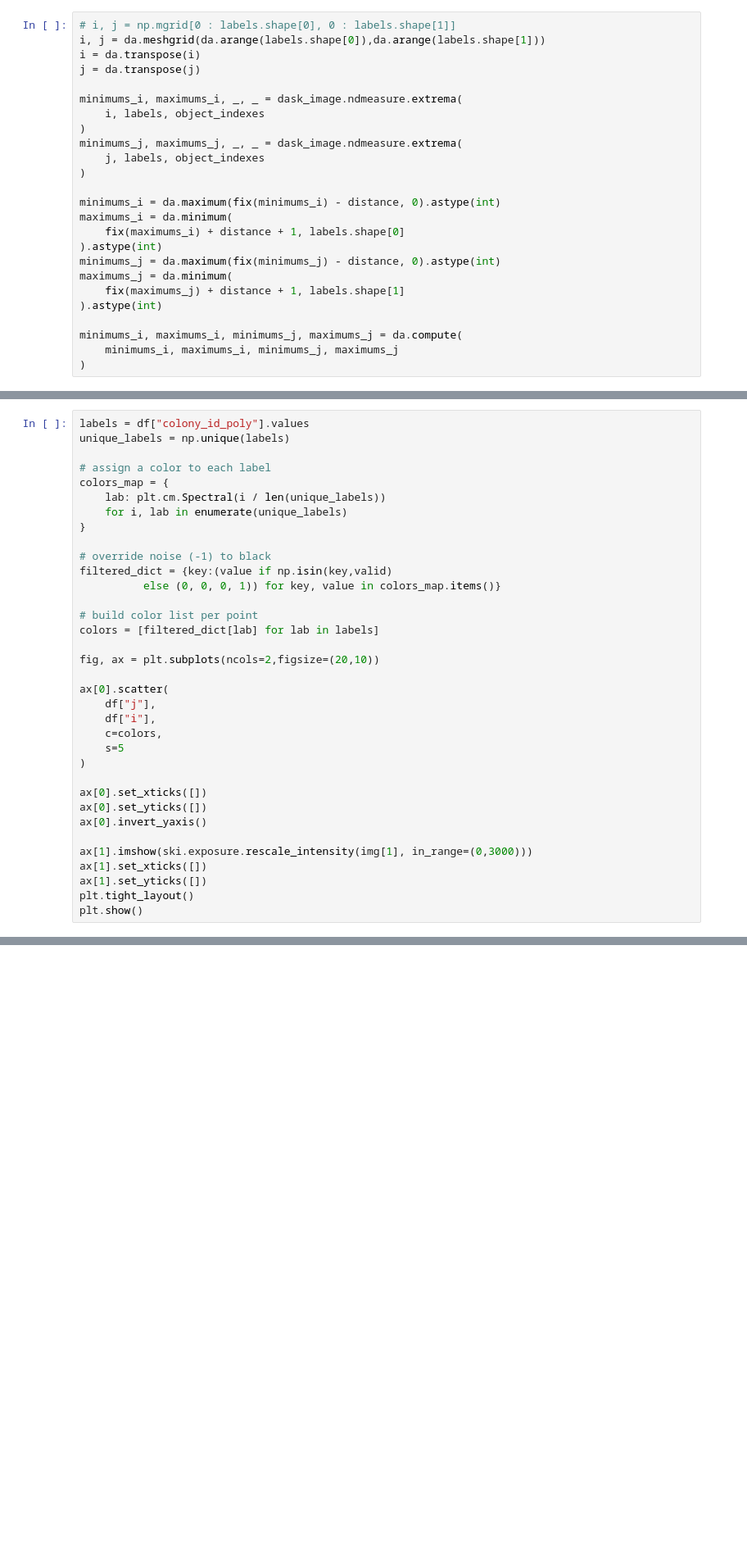
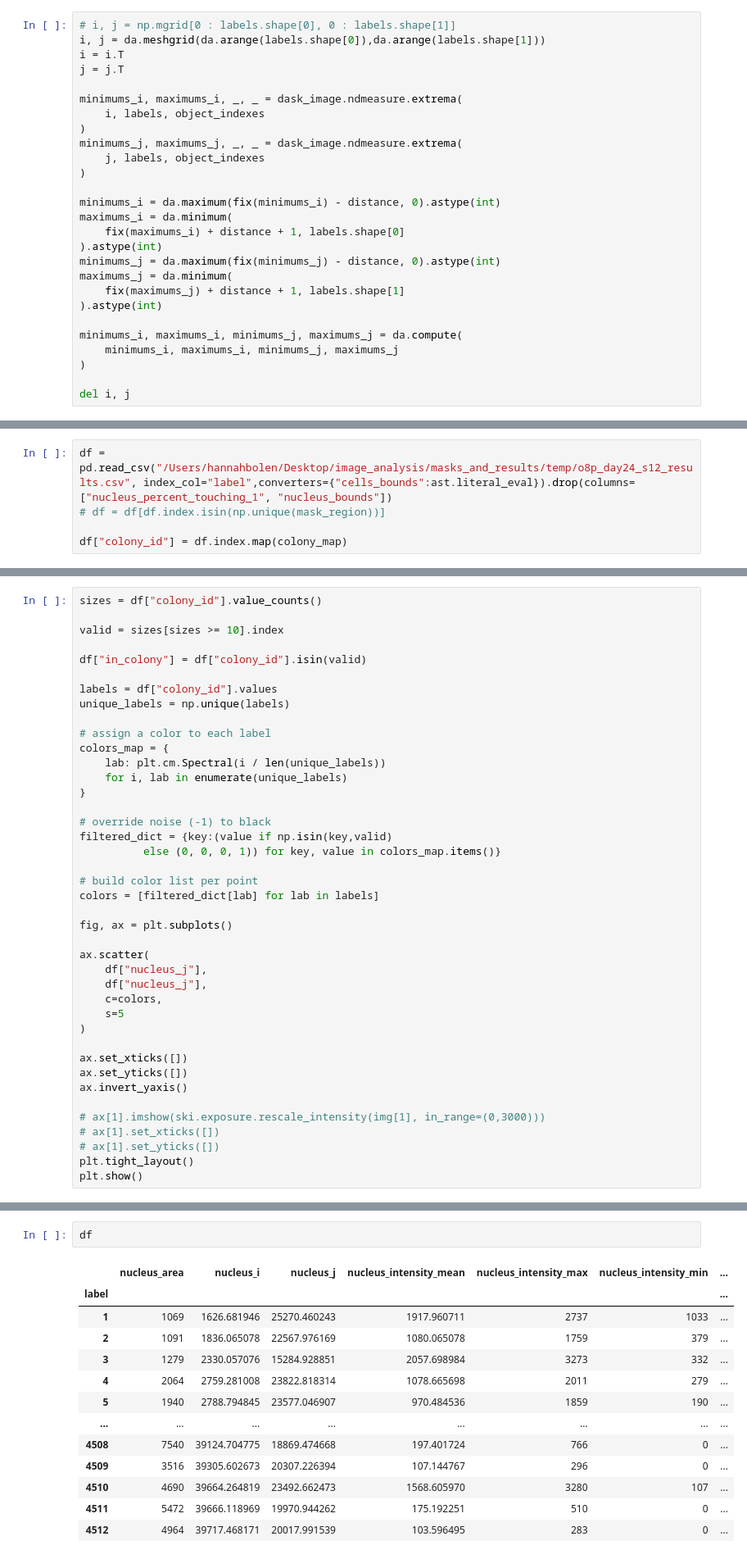
Before and after one commit to hannahbolen1/whole_slide, a Jupyter notebook: current/border_distances.ipynb, the cells around one changed output, grey strips where cells are left out. Shown at 82% size. Cells and saved outputs as stored; diff of their text form; blank space fills up the shorter version.

Commit message:
full size parallel

```diff
--- a/current/border_distances.ipynb
+++ b/current/border_distances.ipynb
@@ -188,8 +261,8 @@ print(np.array_equal(d2,d22T.compute()))
 # %%
 # i, j = np.mgrid[0 : labels.shape[0], 0 : labels.shape[1]]
 i, j = da.meshgrid(da.arange(labels.shape[0]),da.arange(labels.shape[1]))
-i = da.transpose(i)
-j = da.transpose(j)
+i = i.T
+j = j.T
 
 minimums_i, maximums_i, _, _ = dask_image.ndmeasure.extrema(
     i, labels, object_indexes
@@ -210,3 +283,5 @@ maximums_j = da.minimum(
 minimums_i, maximums_i, minimums_j, maximums_j = da.compute(
     minimums_i, maximums_i, minimums_j, maximums_j
 )
+
+del i, j
@@ -317,3 +395,8 @@ for k, comp in enumerate(components, start=1):
     else:
         for cell_id in comp:
             colony_map[cell_id] = k
+# %%
+df = pd.read_csv("/Users/hannahbolen/Desktop/image_analysis/masks_and_results/temp/o8p_day24_s12_results.csv", index_col="label",converters={"cells_bounds":ast.literal_eval}).drop(columns=["nucleus_percent_touching_1", "nucleus_bounds"])
+# df = df[df.index.isin(np.unique(mask_region))]
+
+df["colony_id"] = df.index.map(colony_map)
@@ -481,7 +581,13 @@ valid = sizes[sizes >= 10].index
 
 df["in_colony"] = df["colony_id_poly"].isin(valid)
 # %%
-labels = df["colony_id_poly"].values
+sizes = df["colony_id"].value_counts()
+
+valid = sizes[sizes >= 10].index
+
+df["in_colony"] = df["colony_id"].isin(valid)
+
+labels = df["colony_id"].values
 unique_labels = np.unique(labels)
 
 # assign a color to each label
@@ -497,21 +603,21 @@ filtered_dict = {key:(value if np.isin(key,valid)
 # build color list per point
 colors = [filtered_dict[lab] for lab in labels]
 
-fig, ax = plt.subplots(ncols=2,figsize=(20,10))
+fig, ax = plt.subplots()
 
-ax[0].scatter(
-    df["j"],
-    df["i"],
+ax.scatter(
+    df["nucleus_j"],
+    df["nucleus_j"],
     c=colors,
     s=5
 )
 
-ax[0].set_xticks([])
-ax[0].set_yticks([])
-ax[0].invert_yaxis()
+ax.set_xticks([])
+ax.set_yticks([])
+ax.invert_yaxis()
 
-ax[1].imshow(ski.exposure.rescale_intensity(img[1], in_range=(0,3000)))
-ax[1].set_xticks([])
-ax[1].set_yticks([])
+# ax[1].imshow(ski.exposure.rescale_intensity(img[1], in_range=(0,3000)))
+# ax[1].set_xticks([])
+# ax[1].set_yticks([])
 plt.tight_layout()
 plt.show()
@@ -517,0 +643,16 @@ plt.show()
+# %%
+df
+# %% [output]
+|  | nucleus_area | nucleus_i | nucleus_j | nucleus_intensity_mean | nucleus_intensity_max | nucleus_intensity_min | ... |
+| label |  |  |  |  |  |  | ... |
+| 1 | 1069 | 1626.681946 | 25270.460243 | 1917.960711 | 2737 | 1033 | ... |
+| 2 | 1091 | 1836.065078 | 22567.976169 | 1080.065078 | 1759 | 379 | ... |
+| 3 | 1279 | 2330.057076 | 15284.928851 | 2057.698984 | 3273 | 332 | ... |
+| 4 | 2064 | 2759.281008 | 23822.818314 | 1078.665698 | 2011 | 279 | ... |
+| 5 | 1940 | 2788.794845 | 23577.046907 | 970.484536 | 1859 | 190 | ... |
+| ... | ... | ... | ... | ... | ... | ... | ... |
+| 4508 | 7540 | 39124.704775 | 18869.474668 | 197.401724 | 766 | 0 | ... |
+| 4509 | 3516 | 39305.602673 | 20307.226394 | 107.144767 | 296 | 0 | ... |
+| 4510 | 4690 | 39664.264819 | 23492.662473 | 1568.605970 | 3280 | 107 | ... |
+| 4511 | 5472 | 39666.118969 | 19970.944262 | 175.192251 | 510 | 0 | ... |
+| 4512 | 4964 | 39717.468171 | 20017.991539 | 103.596495 | 283 | 0 | ... |
```
Also changed, not shown: parts of 26 cells of this notebook.
